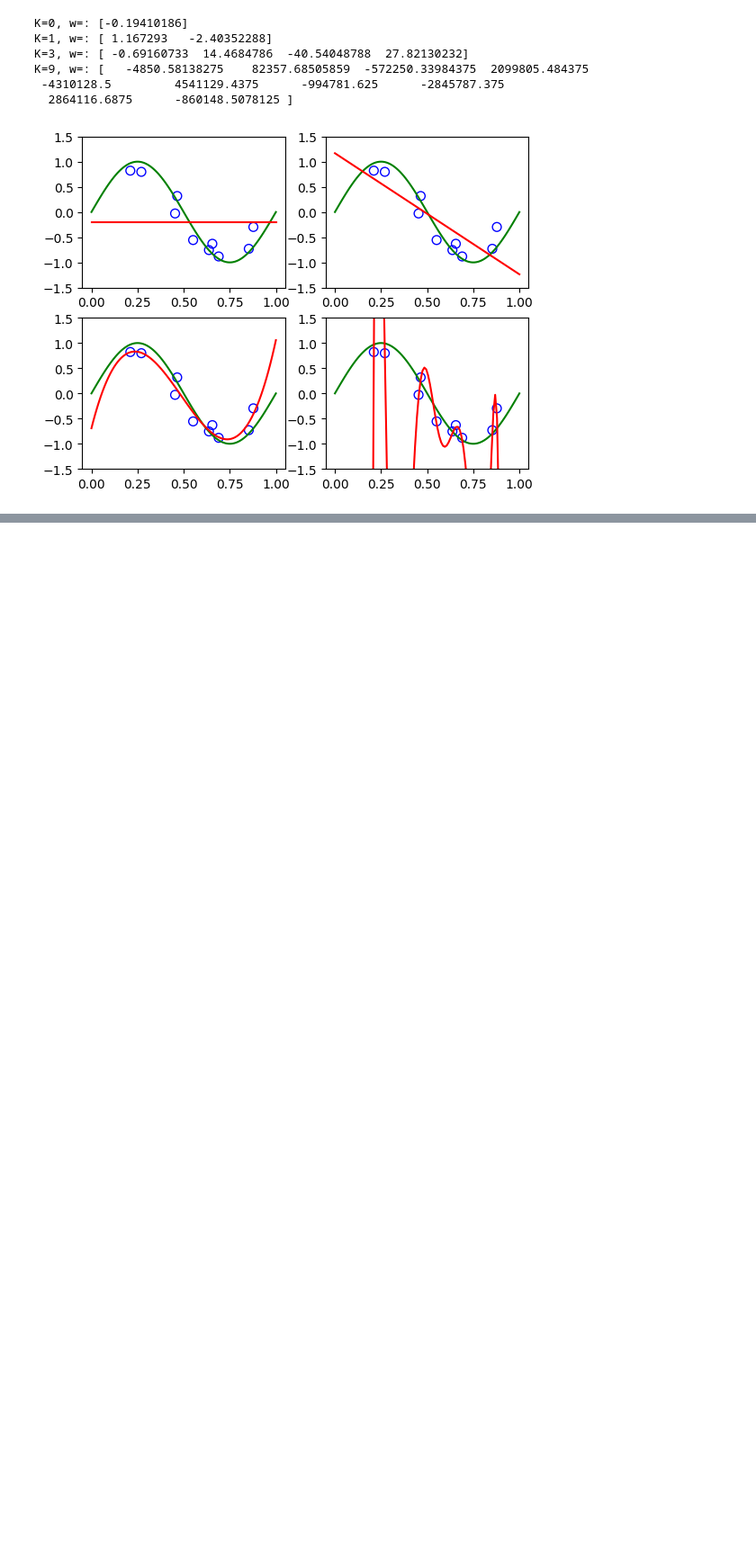
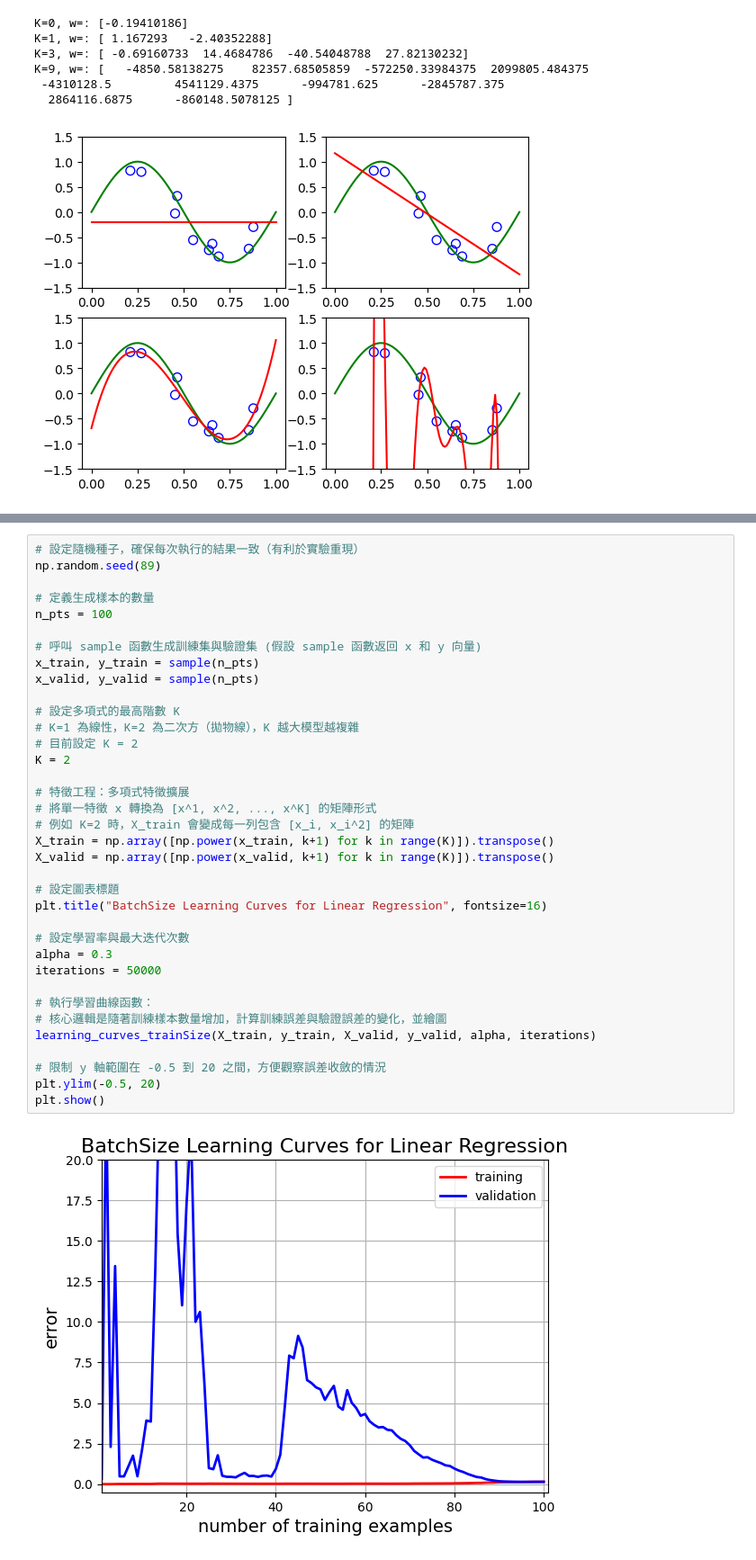
Before and after one commit to billy1125/Machine-Learning, a Jupyter notebook: Model Evaluation.ipynb, the cells around one changed output, grey strips where cells are left out. Shown at 90% size. Drawn from its saved outputs; the diff is of its cells as text; blank space fills up the shorter version.

```diff
--- a/Model Evaluation.ipynb
+++ b/Model Evaluation.ipynb
@@ -138,0 +360,38 @@ w=: [-8.33472224e-02  1.73035496e+01 -2.69357669e+02  2.44170966e+03
+# %%
+# 設定隨機種子，確保每次執行的結果一致（有利於實驗重現）
+np.random.seed(89)
+
+# 定義生成樣本的數量
+n_pts = 100
+
+# 呼叫 sample 函數生成訓練集與驗證集 (假設 sample 函數返回 x 和 y 向量)
+x_train, y_train = sample(n_pts)
+x_valid, y_valid = sample(n_pts)
+
+# 設定多項式的最高階數 K
+# K=1 為線性，K=2 為二次方（拋物線），K 越大模型越複雜
+# 目前設定 K = 2
+K = 2
+
+# 特徵工程：多項式特徵擴展
+# 將單一特徵 x 轉換為 [x^1, x^2, ..., x^K] 的矩陣形式
+# 例如 K=2 時，X_train 會變成每一列包含 [x_i, x_i^2] 的矩陣
+X_train = np.array([np.power(x_train, k+1) for k in range(K)]).transpose()
+X_valid = np.array([np.power(x_valid, k+1) for k in range(K)]).transpose()
+
+# 設定圖表標題
+plt.title("BatchSize Learning Curves for Linear Regression", fontsize=16)
+
+# 設定學習率與最大迭代次數
+alpha = 0.3
+iterations = 50000
+
+# 執行學習曲線函數：
+# 核心邏輯是隨著訓練樣本數量增加，計算訓練誤差與驗證誤差的變化，並繪圖
+learning_curves_trainSize(X_train, y_train, X_valid, y_valid, alpha, iterations)
+
+# 限制 y 軸範圍在 -0.5 到 20 之間，方便觀察誤差收斂的情況
+plt.ylim(-0.5, 20)
+plt.show()
+# %% [output]
+[figure, added]
```
Also changed, not shown: parts of 23 cells of this notebook, 2 other files.
